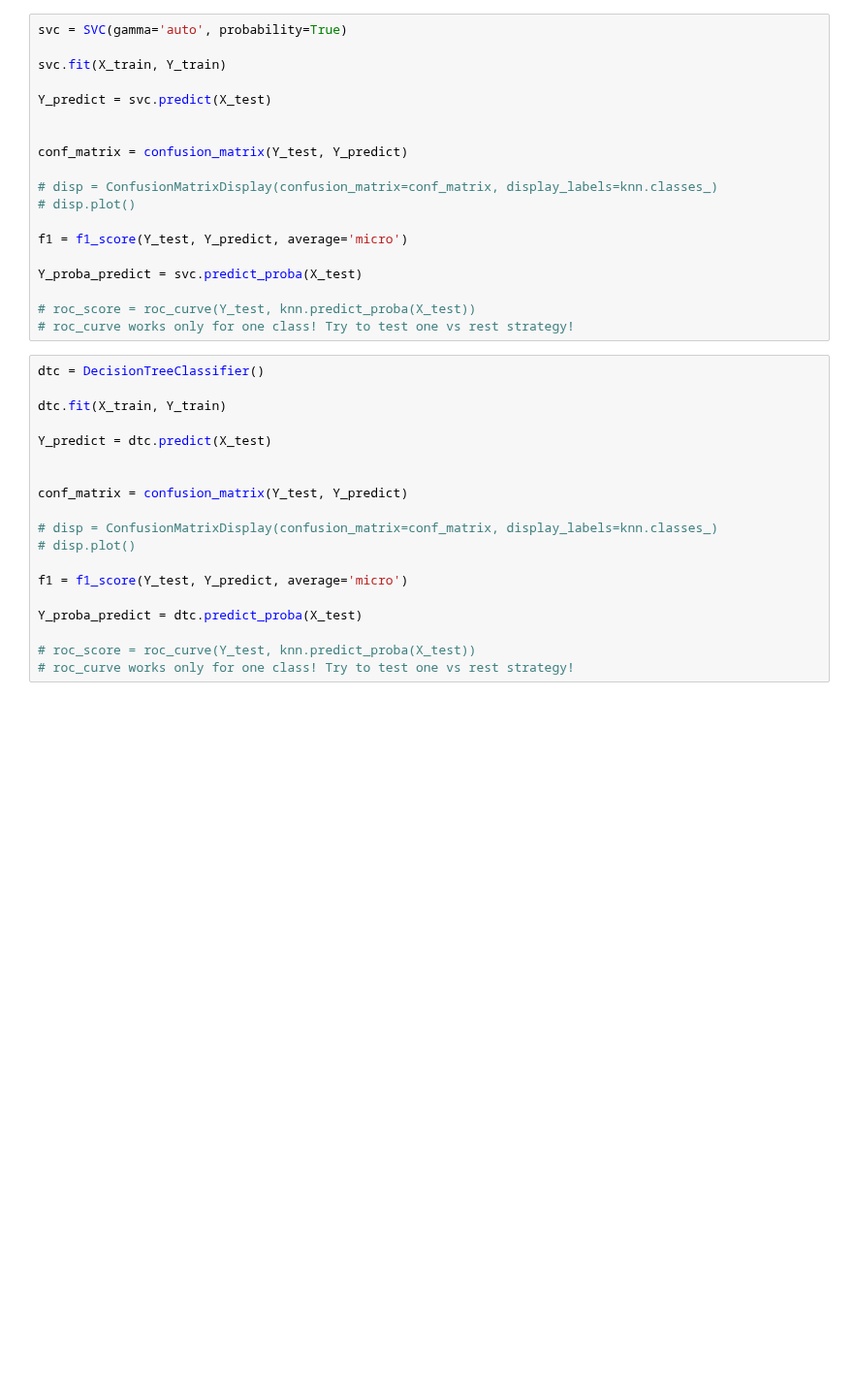
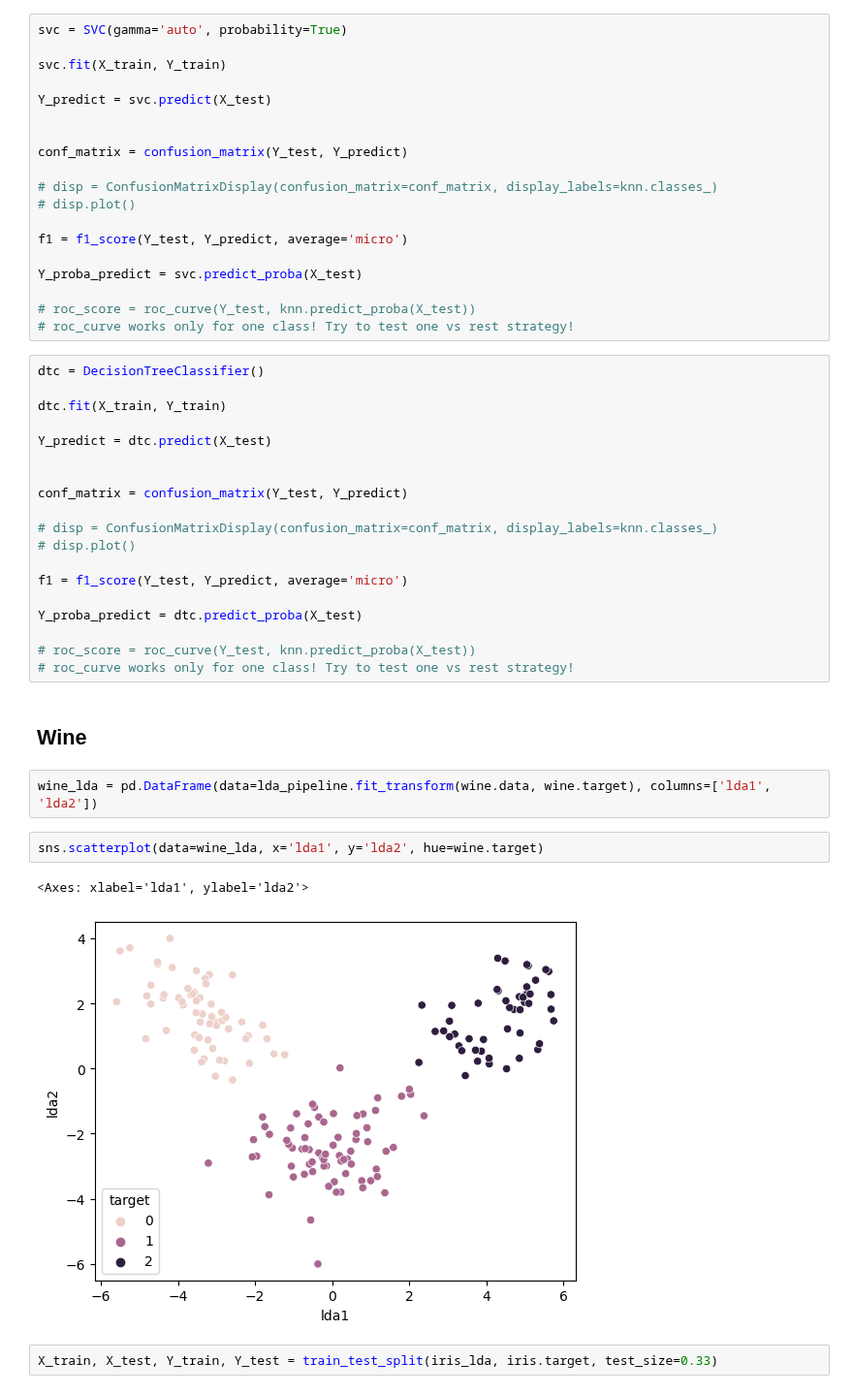
Before and after one commit to 11jolek11/BigData, a Jupyter notebook: List6.ipynb, the cells around one changed output. Shown at 97% size. Drawn from its saved outputs; the diff is of its cells as text; blank space fills up the shorter version.

```diff
--- a/List6.ipynb
+++ b/List6.ipynb
@@ -101,3 +142,14 @@ Y_proba_predict = dtc.predict_proba(X_test)
 
 # roc_score = roc_curve(Y_test, knn.predict_proba(X_test))
 # roc_curve works only for one class! Try to test one vs rest strategy!
+# %% [markdown]
+## Wine
+# %%
+wine_lda = pd.DataFrame(data=lda_pipeline.fit_transform(wine.data, wine.target), columns=['lda1', 'lda2'])
+# %%
+sns.scatterplot(data=wine_lda, x='lda1', y='lda2', hue=wine.target)
+# %% [output]
+<Axes: xlabel='lda1', ylabel='lda2'>
+[figure, added]
+# %%
+X_train, X_test, Y_train, Y_test = train_test_split(iris_lda, iris.target, test_size=0.33)
```
Also changed, not shown: parts of 9 cells of this notebook.
